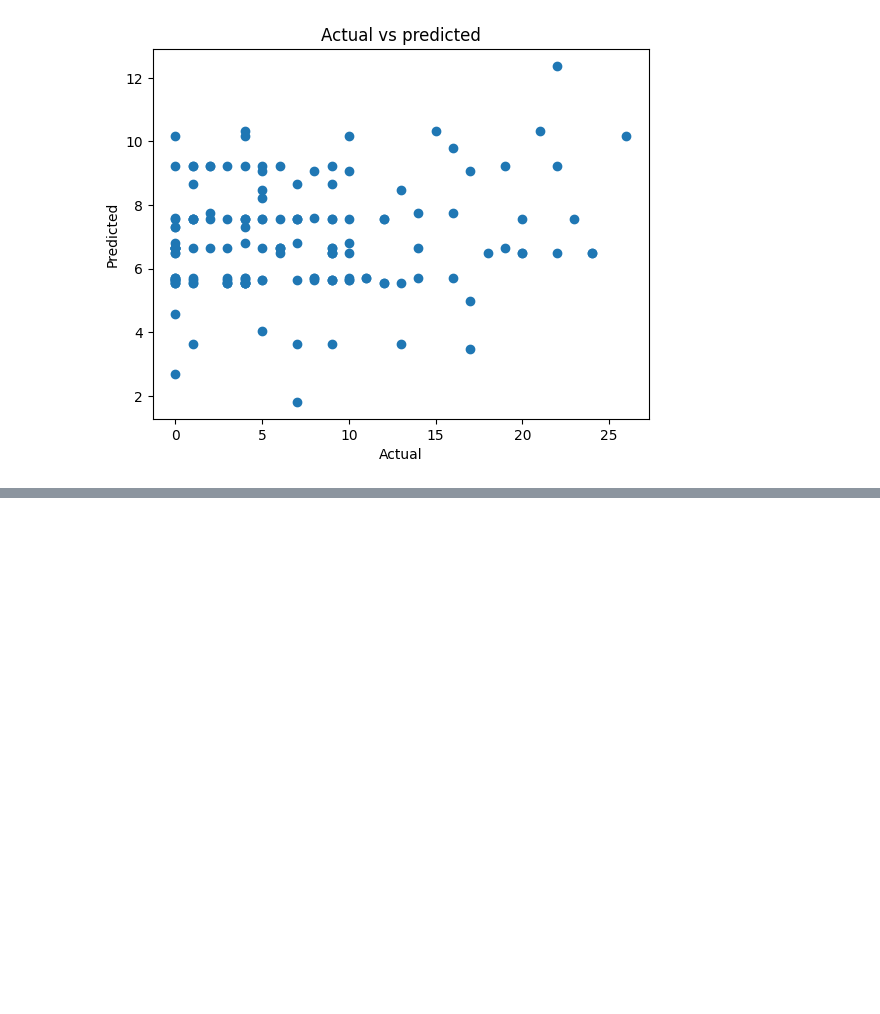
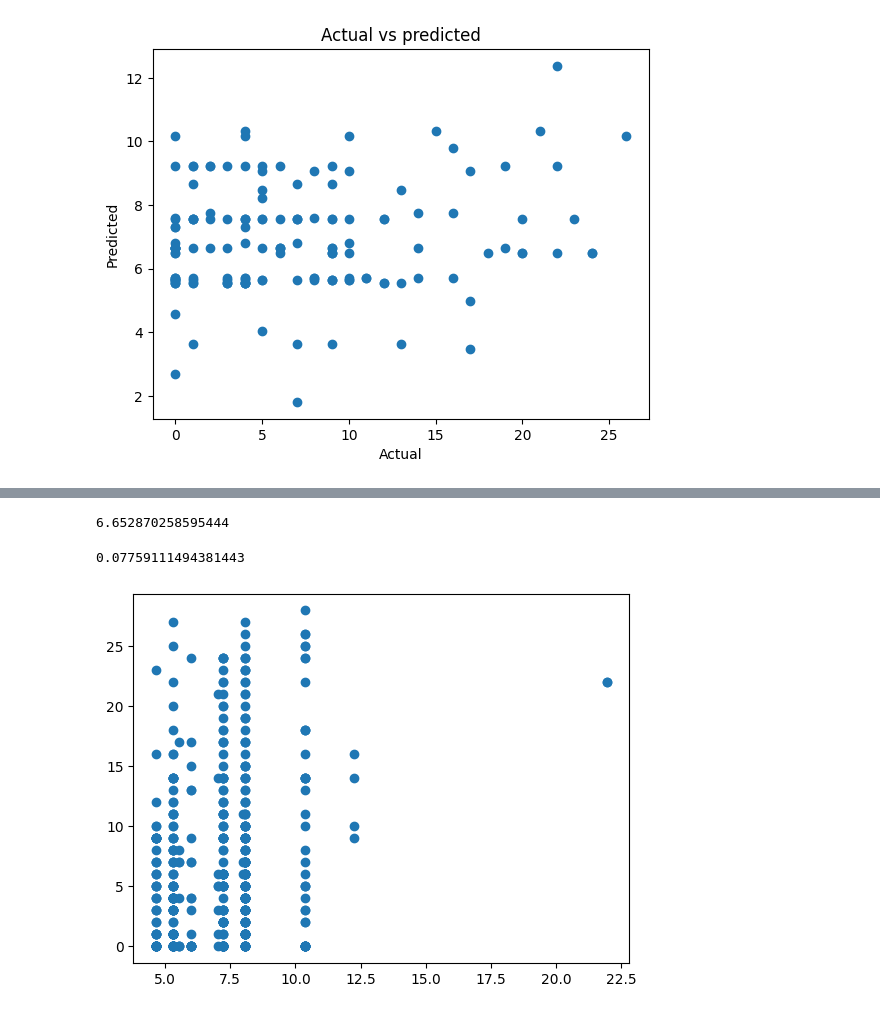
Before and after one commit to BillBelieve/Dog-Adoption-Data-Science-Project, a Jupyter notebook: Project Data Science/Project Worksheet.ipynb, the cells around one changed output, grey strips where cells are left out. Saved outputs shown, nothing was run; the diff lists cells and outputs as text; code cells hidden in the pictures; blank space fills up the shorter version.

Commit message:
added polynomial model to worksheet

```diff
--- a/Project Data Science/Project Worksheet.ipynb
+++ b/Project Data Science/Project Worksheet.ipynb
@@ -382,0 +347,48 @@ Text(0.5, 1.0, 'Actual vs predicted')
+# %%
+# imports
+from sklearn.preprocessing import PolynomialFeatures
+from sklearn.linear_model import LinearRegression
+from sklearn.pipeline import make_pipeline
+from sklearn.metrics import mean_squared_error
+
+# got this code from https://enjoymachinelearning.com/blog/multivariate-polynomial-regression-python/
+
+# set variables
+x_values = x[['shots_current', 'house_trained', 'special_needs', 'children']]
+y_values = y
+
+# set degrees of freedom
+degree=4
+
+# set model
+poly_model = PolynomialFeatures(degree=degree)
+
+# transform data to have poly features
+poly_x = poly_model.fit_transform(x_values)
+
+# fitting the model
+poly_model.fit(poly_x, y_values)
+
+# add linear regression to the base of the model
+regression_model = LinearRegression()
+regression_model.fit(poly_x, y_values)
+
+# making predictions with model.
+y_pred = regression_model.predict(poly_x)
+
+# calculate coefficiencies
+regression_model.coef_
+
+# calculate MSE
+mean_squared_error(y_values, y_pred, squared=False)
+# %% [output]
+6.652870258595444
+# %%
+r2_score(y_values, y_pred)
+# %% [output]
+0.07759111494381443
+# %%
+plt.scatter(y_pred, y_values)
+plt.show()
+# %% [output]
+[figure, added]
```
Also changed, not shown: parts of 14 cells of this notebook, 2 other files.
